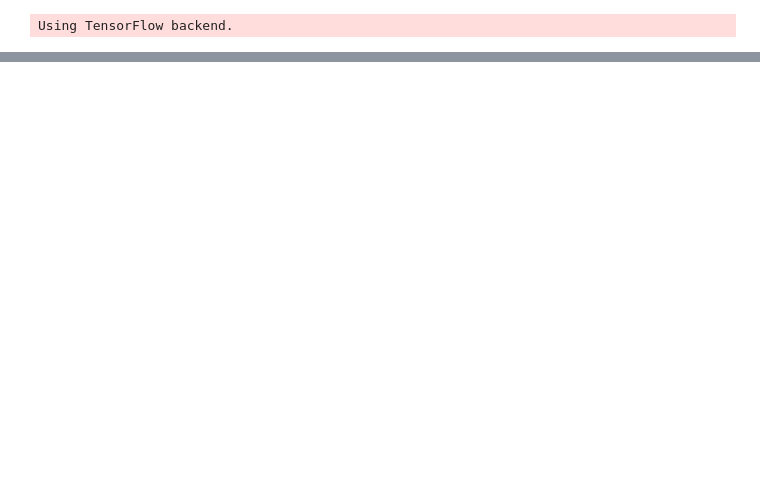
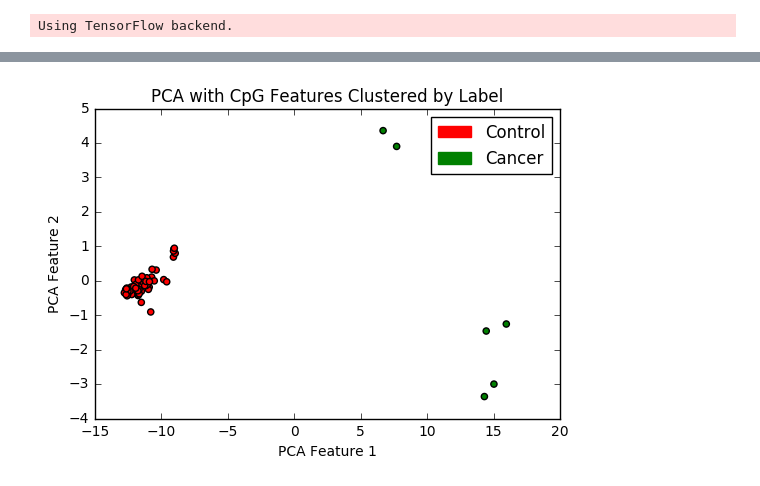
Before and after one commit to chsu1r/6047Methylation, a Jupyter notebook: speedUpExp.ipynb, the cells around one changed output, grey strips where cells are left out. Cells and saved outputs as stored; diff of their text form; code cells hidden in the pictures; blank space fills up the shorter version.

```diff
--- a/speedUpExp.ipynb
+++ b/speedUpExp.ipynb
@@ -665,0 +510,10 @@ Score:  [0.056008304892804825, 0.987012987012987]
+# %%
+colors_label = [0 if label[0] == 0 else 1 for label in totalIndependentTestLabelValues]
+p1 = plt.scatter(totalIndependentTestPCAFeatures[:, 0], totalIndependentTestPCAFeatures[:, 1], c=[colors[c] for c in colors_label])
+plt.title("PCA with CpG Features Clustered by Label")
+plt.xlabel("PCA Feature 1")
+plt.ylabel("PCA Feature 2")
+plt.legend(handles=[mpatches.Patch(color='red', label='Control'),mpatches.Patch(color='green', label='Cancer')])
+plt.show()
+# %% [output]
+[figure, added]
```
Also changed, not shown: parts of 21 cells of this notebook, 1 other file.
